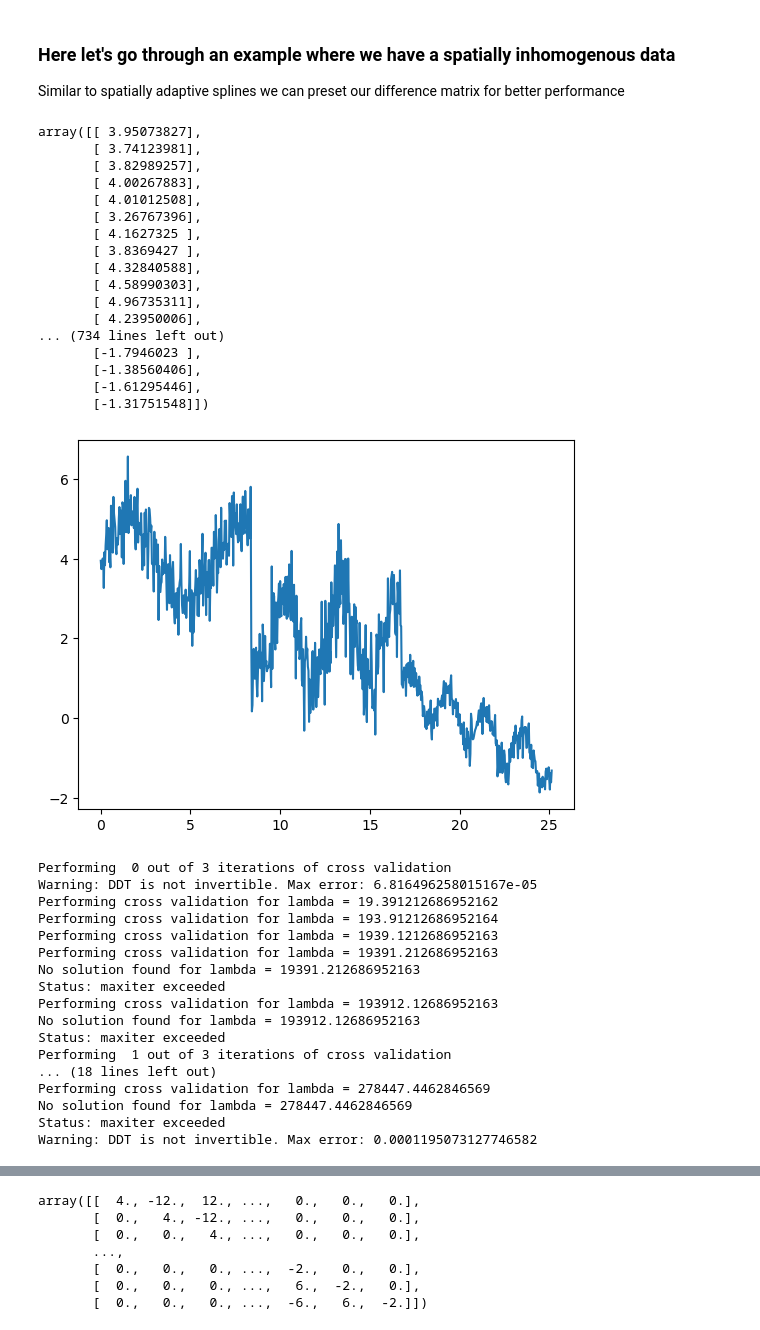
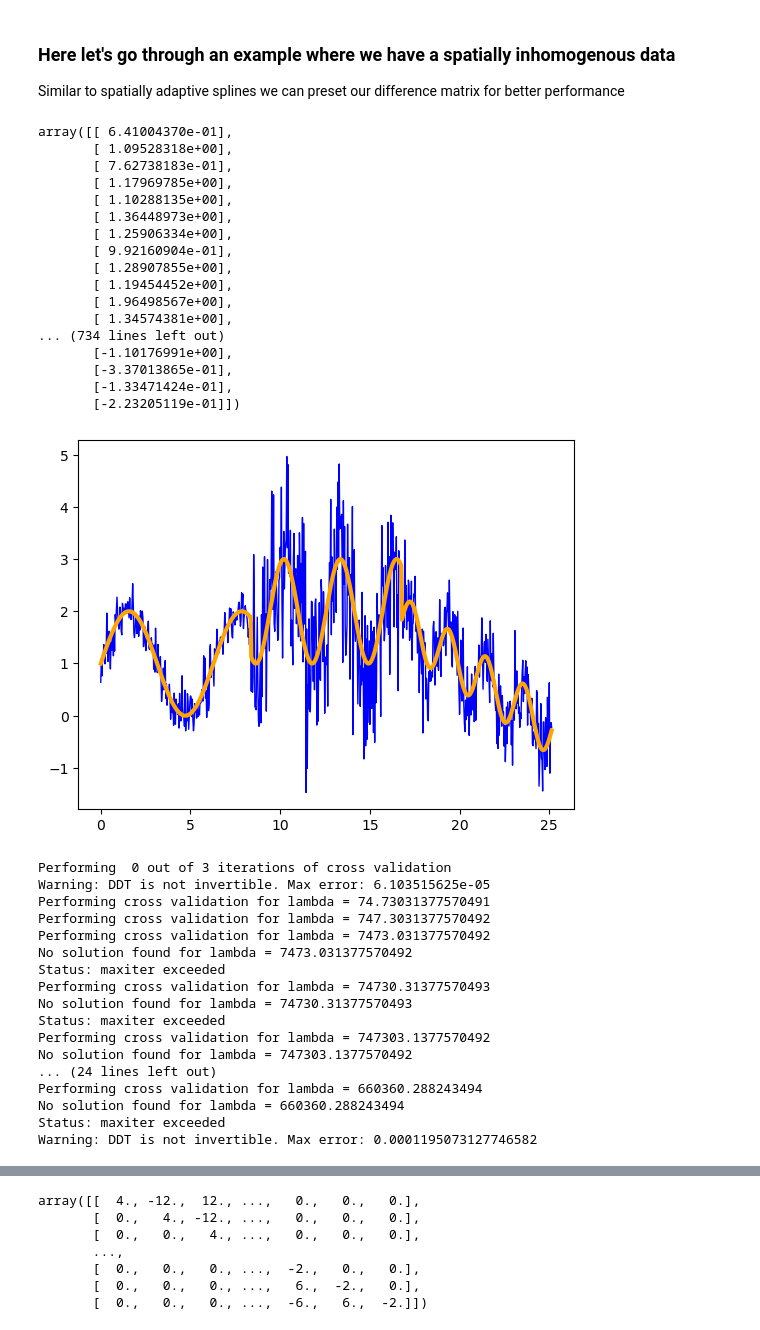
Before and after one commit to jasonbohne123/Adaptive_Signal_Estimation, a Jupyter notebook: trend_filtering/research/Spatially_Inhomogenous.ipynb, the cells around one changed output, grey strips where cells are left out. Drawn from its saved outputs; the diff is of its cells as text; code cells hidden in the pictures.

```diff
--- a/trend_filtering/research/Spatially_Inhomogenous.ipynb
+++ b/trend_filtering/research/Spatially_Inhomogenous.ipynb
@@ -19,72 +20,75 @@ from evaluation_metrics.loss_functions import compute_error
 # %%
 def generate_spatially_inhomogenous_data():
 
     # generate data
     n = 250
 
     x = np.zeros( 3 * n)
 
         # generate time
     t = np.linspace(0, 8*np.pi, 3 * n)
     t1=t[0:n]
     t2=t[n:2*n]
     t3=t[2*n:3*n]
 
     # generate spatially inhomogenous data
-    x[0:n] = np.sin(t1) + np.random.normal(0, 0.5, n)+4
-    x[n:2*n] = np.sin(2*t2) + np.random.normal(0, 0.65, n)+2
-    x[2*n:3*n] = 0.5*np.sin(3*t3) + np.random.normal(0, 0.25, n)-0.25*t3+5
+    x[0:n] = np.sin(t1) + np.random.normal(0, 0.25, n)+1
+    x[n:2*n] = np.sin(2*t2) + np.random.normal(0, 0.95, n)+2
+    x[2*n:3*n] = 0.5*np.sin(3*t3) + np.random.normal(0, 0.5, n)-0.25*t3+6
+
+    true_fun=np.concatenate([np.sin(t1)+1,np.sin(2*t2)+2,0.5*np.sin(3*t3)-0.25*t3+6])
 
 
 
-    return x, t
+    return x, t, true_fun
 
 
-x,t=generate_spatially_inhomogenous_data()
+x,t,true_fun=generate_spatially_inhomogenous_data()
 
-plt.plot(t,x)
+plt.plot(t,x,color='blue',lw=1)
+plt.plot(t,true_fun,color='orange',lw=3)
 
 x=x.reshape(-1,1)
 x
 # %% [output]
-array([[ 3.95073827],
-       [ 3.74123981],
-       [ 3.82989257],
-       [ 4.00267883],
-       [ 4.01012508],
-       [ 3.26767396],
-       [ 4.1627325 ],
-       [ 3.8369427 ],
-       [ 4.32840588],
-       [ 4.58990303],
-       [ 4.96735311],
-       [ 4.23950006],
+array([[ 6.41004370e-01],
+       [ 1.09528318e+00],
+       [ 7.62738183e-01],
+       [ 1.17969785e+00],
+       [ 1.10288135e+00],
+       [ 1.36448973e+00],
+       [ 1.25906334e+00],
+       [ 9.92160904e-01],
+       [ 1.28907855e+00],
+       [ 1.19454452e+00],
+       [ 1.96498567e+00],
+       [ 1.34574381e+00],
 ... (734 lines left out)
-       [-1.7946023 ],
-       [-1.38560406],
-       [-1.61295446],
-       [-1.31751548]])
+       [-1.10176991e+00],
+       [-3.37013865e-01],
+       [-1.33471424e-01],
+       [-2.23205119e-01]])
-[figure, old version]
+[figure, new version]
 # %%
 D=Difference_Matrix(len(t), 2)
 
 best_lambda=cross_validation(x,D,5,3)
 # %% [output]
 Performing  0 out of 3 iterations of cross validation
-Warning: DDT is not invertible. Max error: 6.816496258015167e-05
-Performing cross validation for lambda = 19.391212686952162
-Performing cross validation for lambda = 193.91212686952164
-Performing cross validation for lambda = 1939.1212686952163
-Performing cross validation for lambda = 19391.212686952163
-No solution found for lambda = 19391.212686952163
+Warning: DDT is not invertible. Max error: 6.103515625e-05
+Performing cross validation for lambda = 74.73031377570491
+Performing cross validation for lambda = 747.3031377570492
+Performing cross validation for lambda = 7473.031377570492
+No solution found for lambda = 7473.031377570492
 Status: maxiter exceeded
-Performing cross validation for lambda = 193912.12686952163
-No solution found for lambda = 193912.12686952163
+Performing cross validation for lambda = 74730.31377570493
+No solution found for lambda = 74730.31377570493
 Status: maxiter exceeded
-Performing  1 out of 3 iterations of cross validation
-... (18 lines left out)
-Performing cross validation for lambda = 278447.4462846569
-No solution found for lambda = 278447.4462846569
+Performing cross validation for lambda = 747303.1377570492
+No solution found for lambda = 747303.1377570492
+... (24 lines left out)
+Performing cross validation for lambda = 660360.288243494
+No solution found for lambda = 660360.288243494
 Status: maxiter exceeded
 Warning: DDT is not invertible. Max error: 0.0001195073127746582
 # %%
```
Also changed, not shown: parts of 20 cells of this notebook, 1 other file.
